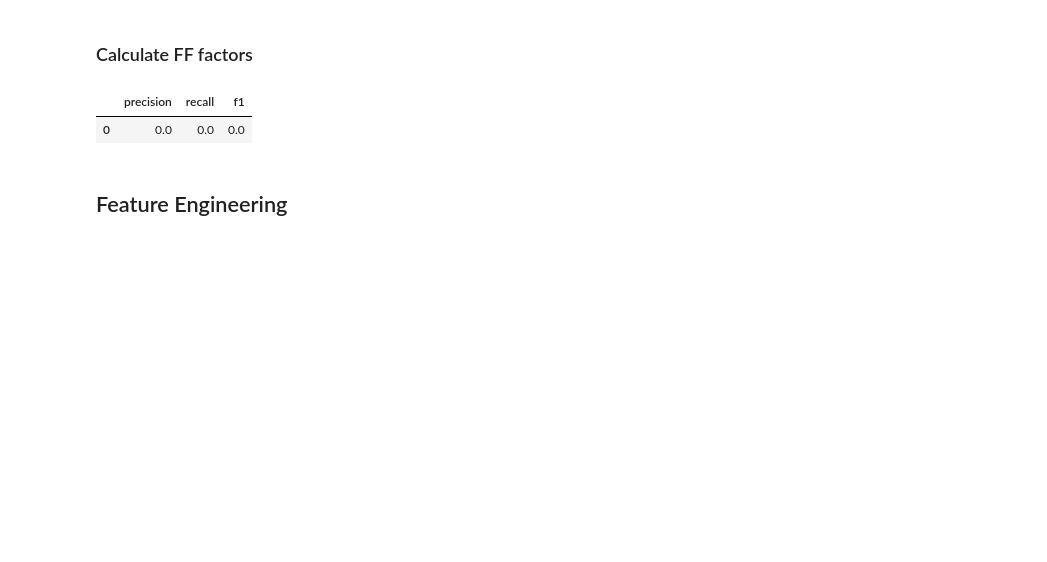
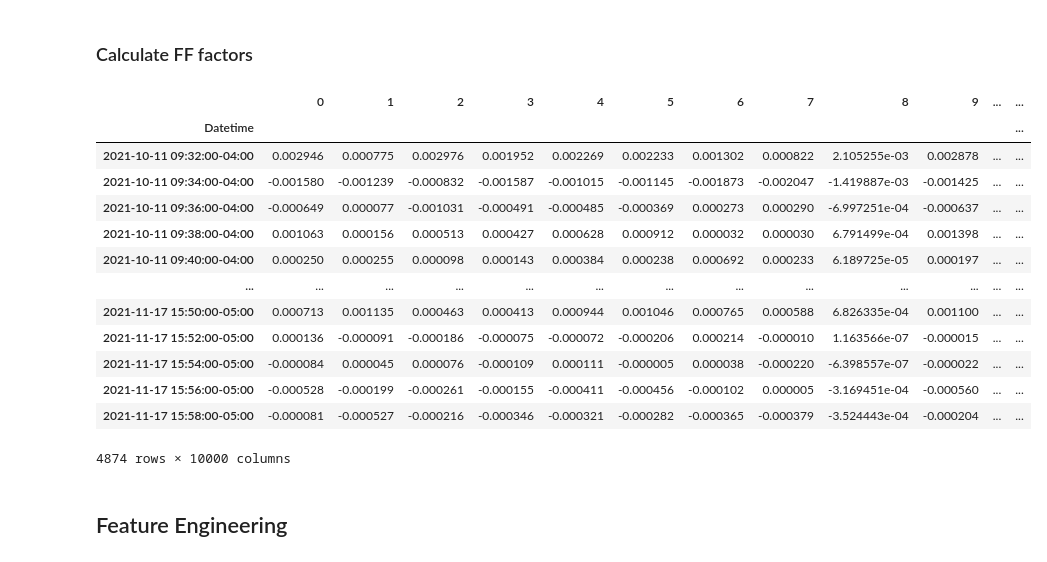
Before and after one commit to DominicRicci/CSS_Project, a Jupyter notebook: CSS100.ipynb, the cells around one changed output. Saved outputs shown, nothing was run; the diff lists cells and outputs as text; code cells hidden in the pictures; blank space fills up the shorter version.

```diff
--- a/CSS100.ipynb
+++ b/CSS100.ipynb
@@ -432,36 +432,56 @@ FF_2m_factor["Rm-Rf"] = Rm_2m - Rf
 #portfolio_2m_return.to_csv("portfolio_2m_return.cvs")
 # %%
 portfolio_2m_return = pd.read_csv("data/portfolio_2m_return.csv", index_col = 0)
+# %%
+portfolio_2m_return
+# %% [output]
+|  | 0 | 1 | 2 | 3 | 4 | 5 | 6 | 7 | 8 | 9 | ... | ... |
+| Datetime |  |  |  |  |  |  |  |  |  |  |  | ... |
+| 2021-10-11 09:32:00-04:00 | 0.002946 | 0.000775 | 0.002976 | 0.001952 | 0.002269 | 0.002233 | 0.001302 | 0.000822 | 2.105255e-03 | 0.002878 | ... | ... |
+| 2021-10-11 09:34:00-04:00 | -0.001580 | -0.001239 | -0.000832 | -0.001587 | -0.001015 | -0.001145 | -0.001873 | -0.002047 | -1.419887e-03 | -0.001425 | ... | ... |
+| 2021-10-11 09:36:00-04:00 | -0.000649 | 0.000077 | -0.001031 | -0.000491 | -0.000485 | -0.000369 | 0.000273 | 0.000290 | -6.997251e-04 | -0.000637 | ... | ... |
+| 2021-10-11 09:38:00-04:00 | 0.001063 | 0.000156 | 0.000513 | 0.000427 | 0.000628 | 0.000912 | 0.000032 | 0.000030 | 6.791499e-04 | 0.001398 | ... | ... |
+| 2021-10-11 09:40:00-04:00 | 0.000250 | 0.000255 | 0.000098 | 0.000143 | 0.000384 | 0.000238 | 0.000692 | 0.000233 | 6.189725e-05 | 0.000197 | ... | ... |
+| ... | ... | ... | ... | ... | ... | ... | ... | ... | ... | ... | ... | ... |
+| 2021-11-17 15:50:00-05:00 | 0.000713 | 0.001135 | 0.000463 | 0.000413 | 0.000944 | 0.001046 | 0.000765 | 0.000588 | 6.826335e-04 | 0.001100 | ... | ... |
+| 2021-11-17 15:52:00-05:00 | 0.000136 | -0.000091 | -0.000186 | -0.000075 | -0.000072 | -0.000206 | 0.000214 | -0.000010 | 1.163566e-07 | -0.000015 | ... | ... |
+| 2021-11-17 15:54:00-05:00 | -0.000084 | 0.000045 | 0.000076 | -0.000109 | 0.000111 | -0.000005 | 0.000038 | -0.000220 | -6.398557e-07 | -0.000022 | ... | ... |
+| 2021-11-17 15:56:00-05:00 | -0.000528 | -0.000199 | -0.000261 | -0.000155 | -0.000411 | -0.000456 | -0.000102 | 0.000005 | -3.169451e-04 | -0.000560 | ... | ... |
+| 2021-11-17 15:58:00-05:00 | -0.000081 | -0.000527 | -0.000216 | -0.000346 | -0.000321 | -0.000282 | -0.000365 | -0.000379 | -3.524443e-04 | -0.000204 | ... | ... |
+4874 rows × 10000 columns
 # %%
 portfolio_2m_return_Rm = portfolio_2m_return.copy()
 portfolio_2m_return_Rm["SPY"] = total_2m_return["SPY"]
 # %%
-performence = pd.DataFrame(columns=["precision", "recall", "f1"])
+def performence_df(FF_2m_factor,total_2m_return, portfolio_2m_return_Rm):
 
-days = 2000
+    performence = pd.DataFrame(columns=["precision", "recall", "f1"])
 
-while days < len(portfolio_2m_return_Rm)-1:
+    days = 2000
 
-    portfolio_feature = regressAll(FF_2m_factor,portfolio_2m_return_Rm, days ,2000)
-    portfolio_feature = portfolio_feature.drop(index=["SPY"]).fillna(0)
+    while days < len(portfolio_2m_return_Rm)-1:
 
-    XYtrain = regressAll(FF_2m_factor,total_2m_return,days,2000)
-    XYtrain = XYtrain.fillna(0)
+        portfolio_feature = regressAll(FF_2m_factor,portfolio_2m_return_Rm, days ,2000)
 
-    sgd_clf = SGDClassifier(random_state = 42)
-    model = sgd_clf.fit(XYtrain.drop(columns=["true_target"]),XYtrain["true_target"])
+        portfolio_feature = portfolio_feature.drop(index=["SPY"]).fillna(0)
 
-    prediction = model.predict(portfolio_feature.drop(columns=["true_target"]))
-    portfolio_feature["prediction"] = prediction
+        XYtrain = regressAll(FF_2m_factor,total_2m_return,days,2000)
+        XYtrain = XYtrain.fillna(0)
 
-    precision = precision_score(portfolio_feature["true_target"], portfolio_feature["prediction"])
-    recall = recall_score(portfolio_feature["true_target"], portfolio_feature["prediction"])
-    f1 = f1_score(portfolio_feature["true_target"], portfolio_feature["prediction"])
 
-    score_series = pd.Series([precision, recall, f1], index = performence.columns)
-    performence = performence.append(score_series, ignore_index=True)
+        sgd_clf = SGDClassifier(random_state = 42)
+        model = sgd_clf.fit(XYtrain.drop(columns=["true_target"]),XYtrain["true_target"])
 
-    days += 1
+        prediction = model.predict(portfolio_feature.drop(columns=["true_target"]))
+        portfolio_feature["prediction"] = prediction
+
+        precision = precision_score(portfolio_feature["true_target"], portfolio_feature["prediction"])
+        recall = recall_score(portfolio_feature["true_target"], portfolio_feature["prediction"])
+        f1 = f1_score(portfolio_feature["true_target"], portfolio_feature["prediction"])
+
+        score_series = pd.Series([precision, recall, f1], index = performence.columns)
+        performence = performence.append(score_series, ignore_index=True)
+
+        days += 1
+
+    return performence
-# %% [output]
-|  | precision | recall | f1 |
-| 0 | 0.0 | 0.0 | 0.0 |
```
Also changed, not shown: parts of 3 cells of this notebook.
